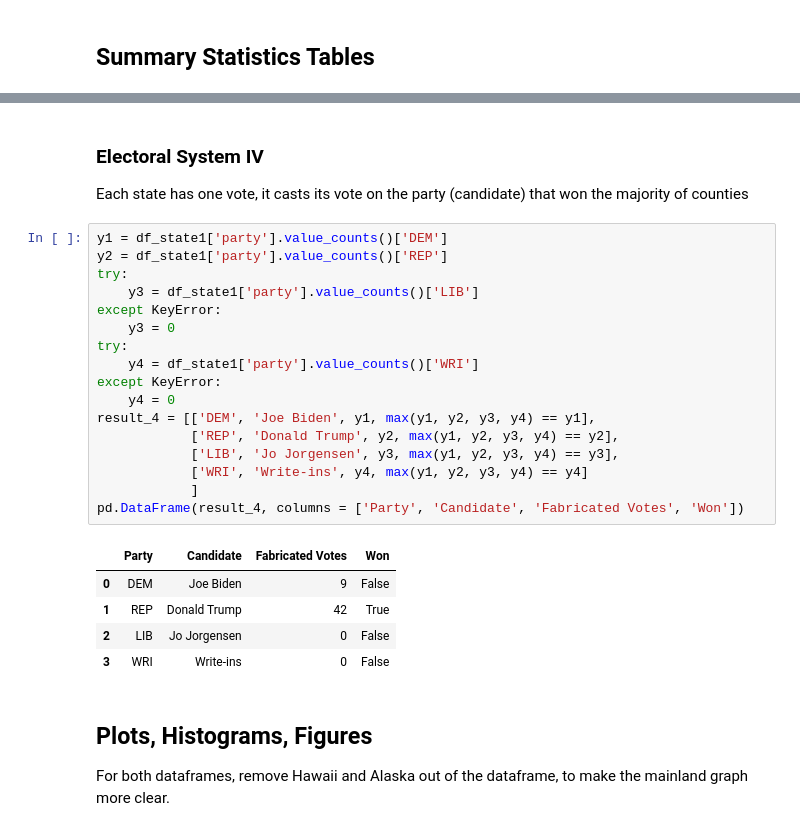
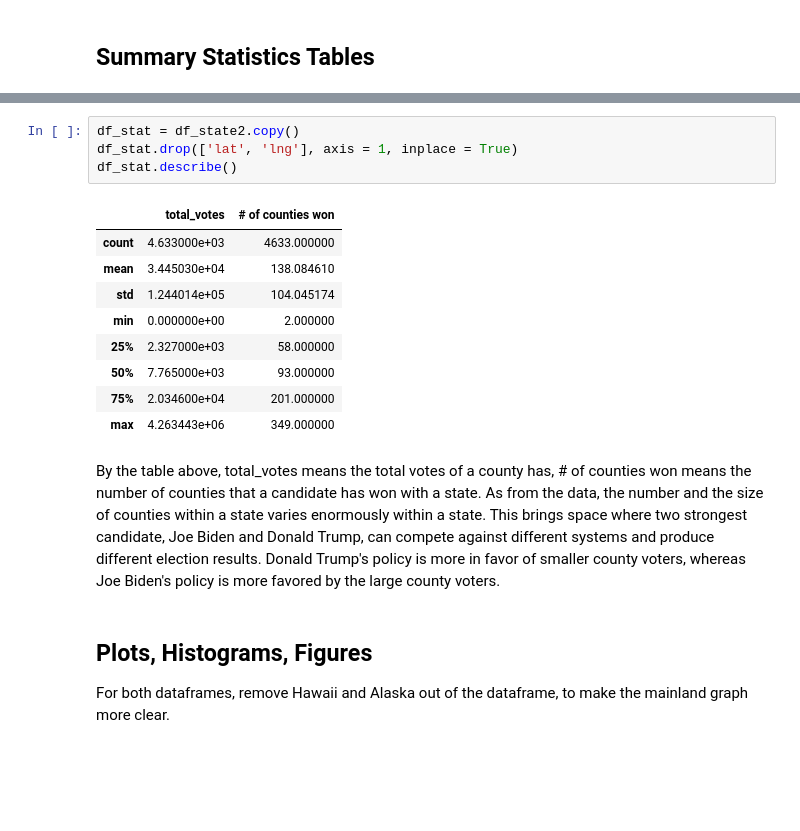
Before and after one commit to AllysonCui/ECO225, a Jupyter notebook: Code/Project 1/Project 1.ipynb, the cells around one changed output, grey strips where cells are left out. Saved outputs shown, nothing was run; the diff lists cells and outputs as text; blank space fills up the shorter version.

```diff
--- a/Code/Project 1/Project 1.ipynb
+++ b/Code/Project 1/Project 1.ipynb
@@ -299,29 +229,20 @@ pd.DataFrame(result_3, columns = ['Party', 'Candidate', 'Fabricated Votes', 'Won
-# %% [markdown]
-### Electoral System IV
-Each state has one vote, it casts its vote on the party (candidate) that won the majority of counties
-# %%
-y1 = df_state1['party'].value_counts()['DEM']
-y2 = df_state1['party'].value_counts()['REP']
-try:
-    y3 = df_state1['party'].value_counts()['LIB']
-except KeyError:
-    y3 = 0
-try:
-    y4 = df_state1['party'].value_counts()['WRI']
-except KeyError:
-    y4 = 0
-result_4 = [['DEM', 'Joe Biden', y1, max(y1, y2, y3, y4) == y1],
-            ['REP', 'Donald Trump', y2, max(y1, y2, y3, y4) == y2],
-            ['LIB', 'Jo Jorgensen', y3, max(y1, y2, y3, y4) == y3],
-            ['WRI', 'Write-ins', y4, max(y1, y2, y3, y4) == y4]
-            ]
-pd.DataFrame(result_4, columns = ['Party', 'Candidate', 'Fabricated Votes', 'Won'])
-# %% [output]
-|  | Party | Candidate | Fabricated Votes | Won |
-| 0 | DEM | Joe Biden | 9 | False |
-| 1 | REP | Donald Trump | 42 | True |
-| 2 | LIB | Jo Jorgensen | 0 | False |
-| 3 | WRI | Write-ins | 0 | False |
+# %%
+df_stat = df_state2.copy()
+df_stat.drop(['lat', 'lng'], axis = 1, inplace = True)
+df_stat.describe()
+# %% [output]
+|  | total_votes | # of counties won |
+| count | 4.633000e+03 | 4633.000000 |
+| mean | 3.445030e+04 | 138.084610 |
+| std | 1.244014e+05 | 104.045174 |
+| min | 0.000000e+00 | 2.000000 |
+| 25% | 2.327000e+03 | 58.000000 |
+| 50% | 7.765000e+03 | 93.000000 |
+| 75% | 2.034600e+04 | 201.000000 |
+| max | 4.263443e+06 | 349.000000 |
+# %% [markdown]
+By the table above, total_votes means the total votes of a county has, # of counties won means the number of counties that a candidate has won with a state.
+As from the data, the number and the size of counties within a state varies enormously within a state. This brings space where two strongest candidate, Joe Biden and Donald Trump, can compete against different systems and produce different election results. Donald Trump's policy is more in favor of smaller county voters, whereas Joe Biden's policy is more favored by the large county voters.
 # %% [markdown]
 ## Plots, Histograms, Figures
 
```
Also changed, not shown: parts of 29 cells of this notebook.
